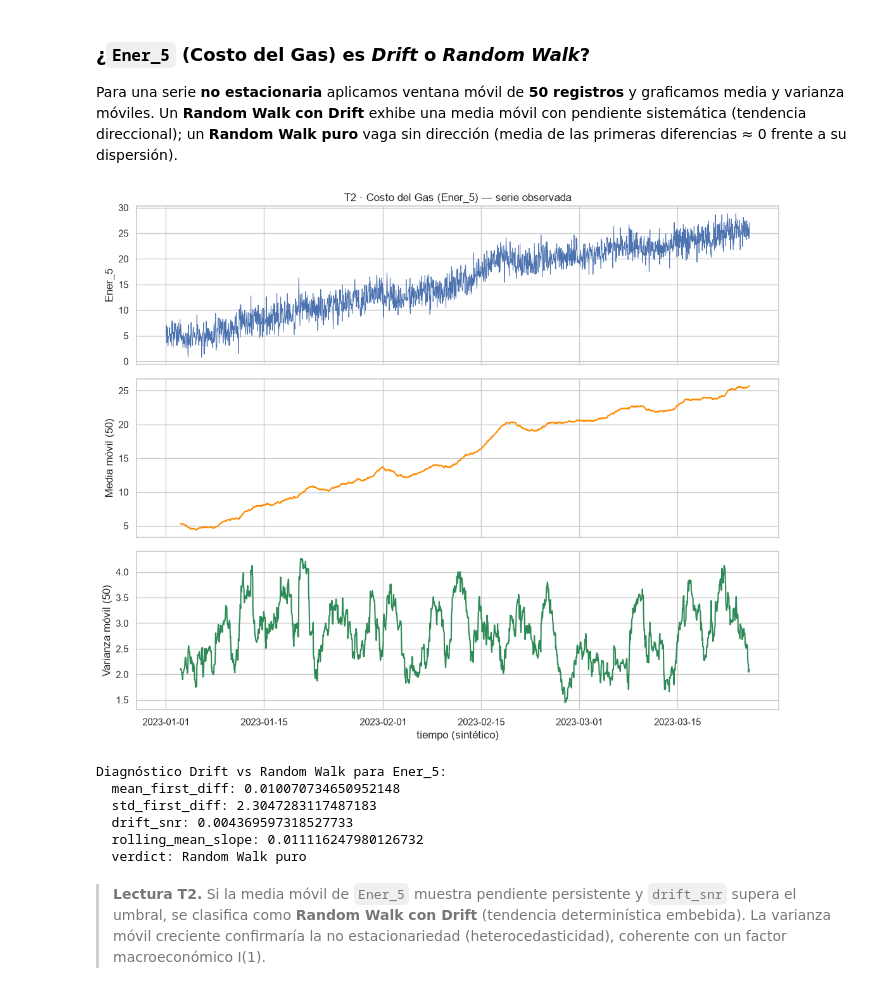
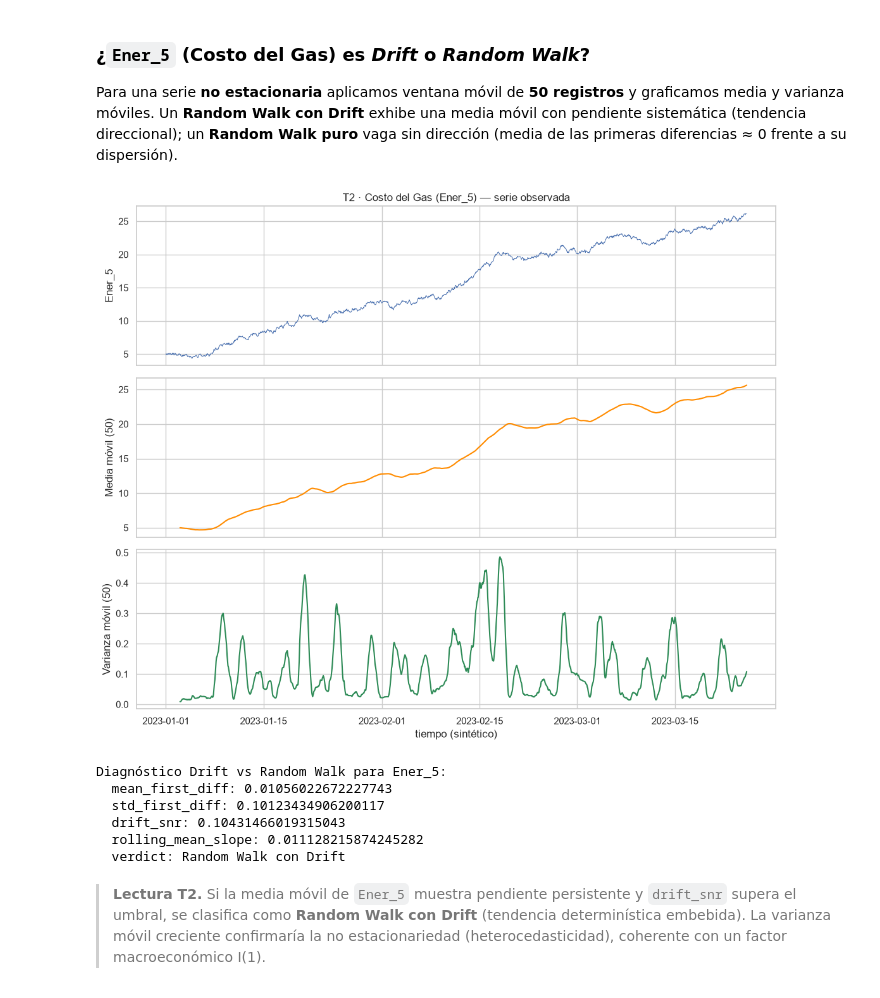
Before and after one commit to santiagovelcasallas/Challenge03_techlogistics-GomezVelez, a Jupyter notebook: notebooks/challenge03_analitica_multidimensional.ipynb, the cells around one changed output. Saved outputs shown, nothing was run; the diff lists cells and outputs as text; code cells hidden in the pictures.

```diff
--- a/notebooks/challenge03_analitica_multidimensional.ipynb
+++ b/notebooks/challenge03_analitica_multidimensional.ipynb
@@ -252,30 +252,30 @@ media y varianza móviles. Un **Random Walk con Drift** exhibe una media móvil
 sistemática (tendencia direccional); un **Random Walk puro** vaga sin dirección
 (media de las primeras diferencias ≈ 0 frente a su dispersión).
 # %%
-serie = ener_noise["Ener_5"]
+serie = ener_clean["Ener_5"]
 roll = stationarity.rolling_stats(serie, window=50)
 diag = stationarity.classify_drift_vs_randomwalk(serie, window=50)
 
 fig, ax = plt.subplots(3, 1, figsize=(11, 9), sharex=True)
 ax[0].plot(serie.index, serie.values, lw=0.7); ax[0].set_ylabel("Ener_5")
 ax[0].set_title("T2 · Costo del Gas (Ener_5) — serie observada")
 ax[1].plot(roll.index, roll["rolling_mean"], color="darkorange")
 ax[1].set_ylabel("Media móvil (50)")
 ax[2].plot(roll.index, roll["rolling_var"], color="seagreen")
 ax[2].set_ylabel("Varianza móvil (50)"); ax[2].set_xlabel("tiempo (sintético)")
 fig.tight_layout(); viz_utils.savefig(FIGS / "t2_ener5_rolling.png"); plt.show()
 
 print("Diagnóstico Drift vs Random Walk para Ener_5:")
 for k, v in diag.items():
     print(f"  {k}: {v}")
 # %% [output]
-[figure, old version]
+[figure, new version]
 Diagnóstico Drift vs Random Walk para Ener_5:
-  mean_first_diff: 0.010070734650952148
-  std_first_diff: 2.3047283117487183
-  drift_snr: 0.004369597318527733
-  rolling_mean_slope: 0.011116247980126732
-  verdict: Random Walk puro
+  mean_first_diff: 0.01056022672227743
+  std_first_diff: 0.10123434906200117
+  drift_snr: 0.10431466019315043
+  rolling_mean_slope: 0.011128215874245282
+  verdict: Random Walk con Drift
 # %% [markdown]
 > **Lectura T2.** Si la media móvil de `Ener_5` muestra pendiente persistente y
 > `drift_snr` supera el umbral, se clasifica como **Random Walk con Drift** (tendencia
```
Also changed, not shown: parts of 3 cells of this notebook, 3 other files.
